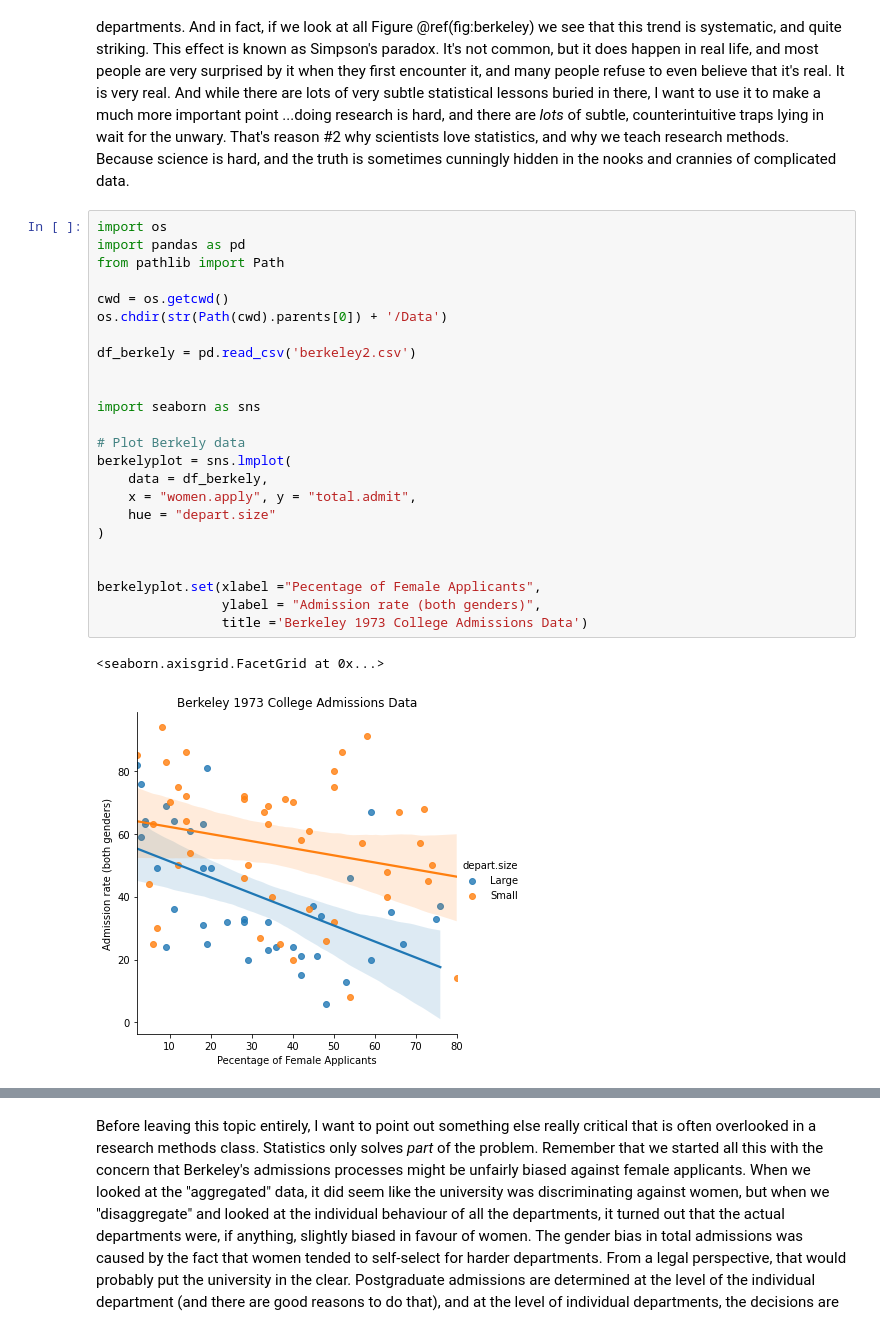
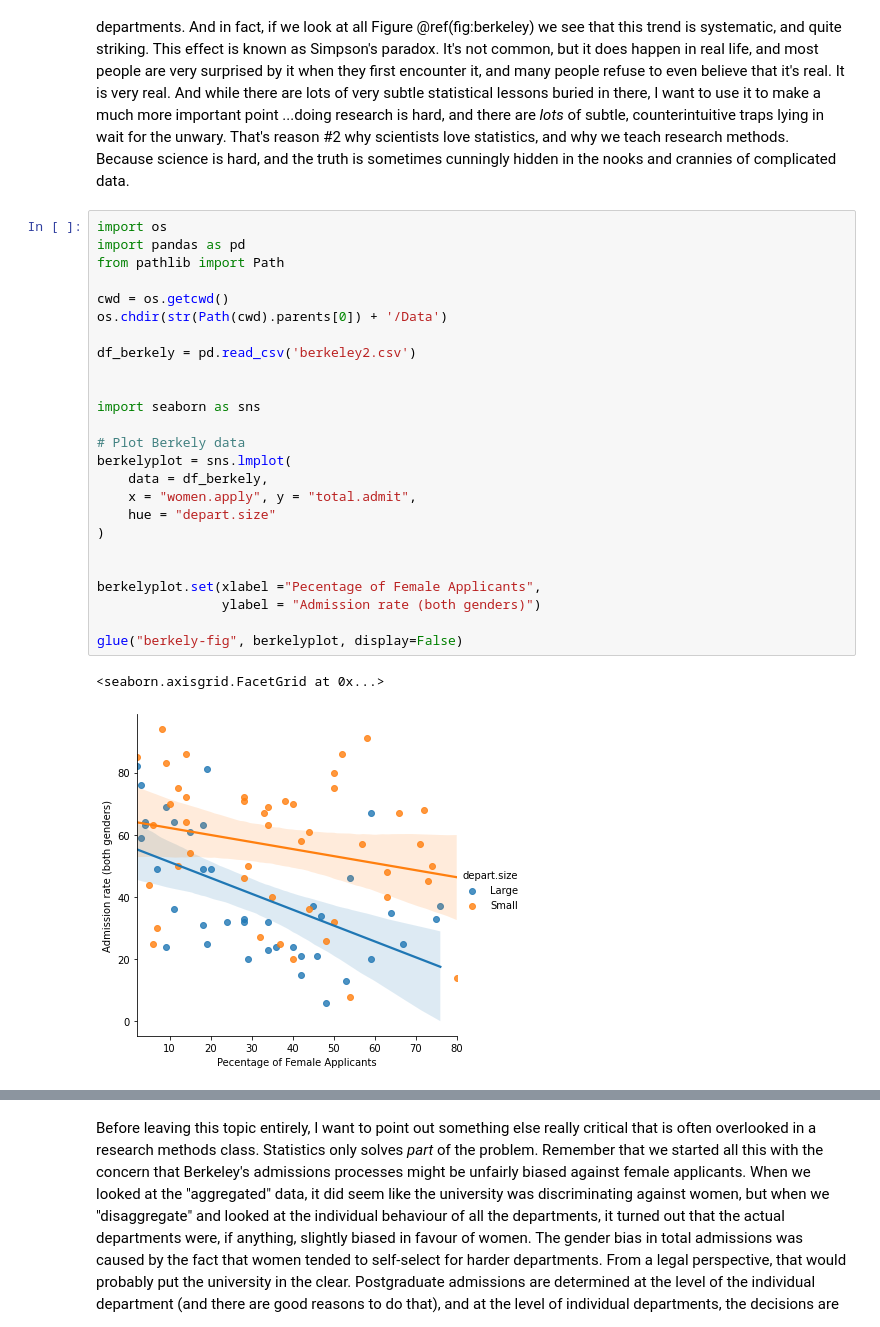
Before and after one commit to ethanweed/pythonbook, a Jupyter notebook: Book/_build/jupyter_execute/01.01-intro.ipynb, the cells around one changed output, grey strips where cells are left out. Cells and saved outputs as stored; diff of their text form.

```diff
--- a/Book/_build/jupyter_execute/01.01-intro.ipynb
+++ b/Book/_build/jupyter_execute/01.01-intro.ipynb
@@ -122,27 +138,28 @@ Here's what's going on. Firstly, notice that the departments are *not* equal to
 # %%
 import os
 import pandas as pd
 from pathlib import Path
 
 cwd = os.getcwd()
 os.chdir(str(Path(cwd).parents[0]) + '/Data')
 
 df_berkely = pd.read_csv('berkeley2.csv')
 
 
 import seaborn as sns
 
 # Plot Berkely data
 berkelyplot = sns.lmplot(
     data = df_berkely,
     x = "women.apply", y = "total.admit",
     hue = "depart.size"
 )
 
 
 berkelyplot.set(xlabel ="Pecentage of Female Applicants",
-                ylabel = "Admission rate (both genders)",
-                title ='Berkeley 1973 College Admissions Data')
+                ylabel = "Admission rate (both genders)")
+
+glue("berkely-fig", berkelyplot, display=False)
 # %% [output]
 <seaborn.axisgrid.FacetGrid at 0x...>
-[figure, old version]
+[figure, new version]
```
Also changed, not shown: parts of 4 cells of this notebook, 14 other files.
